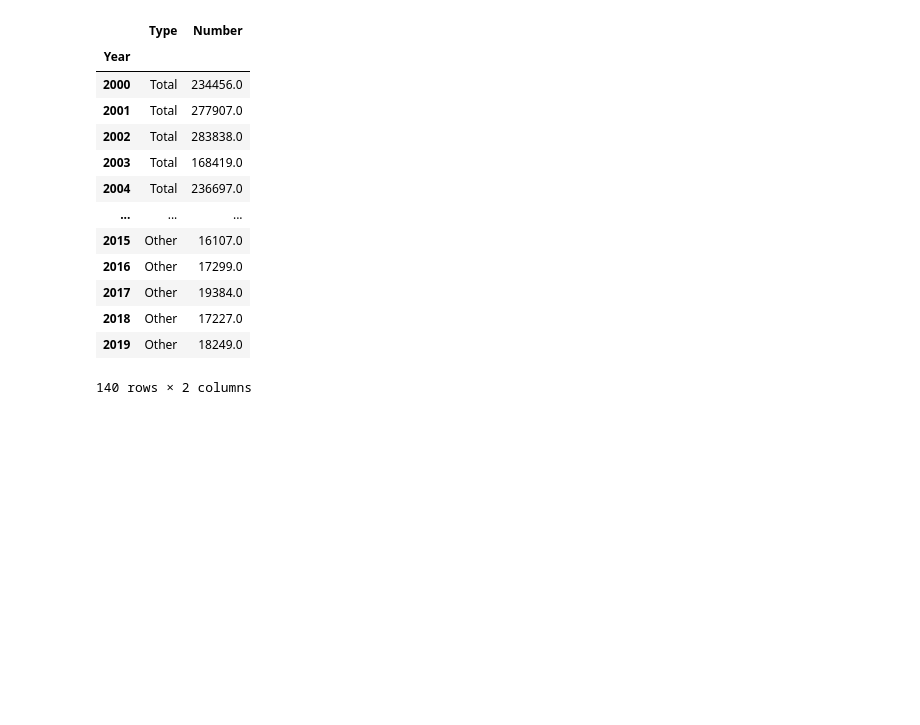
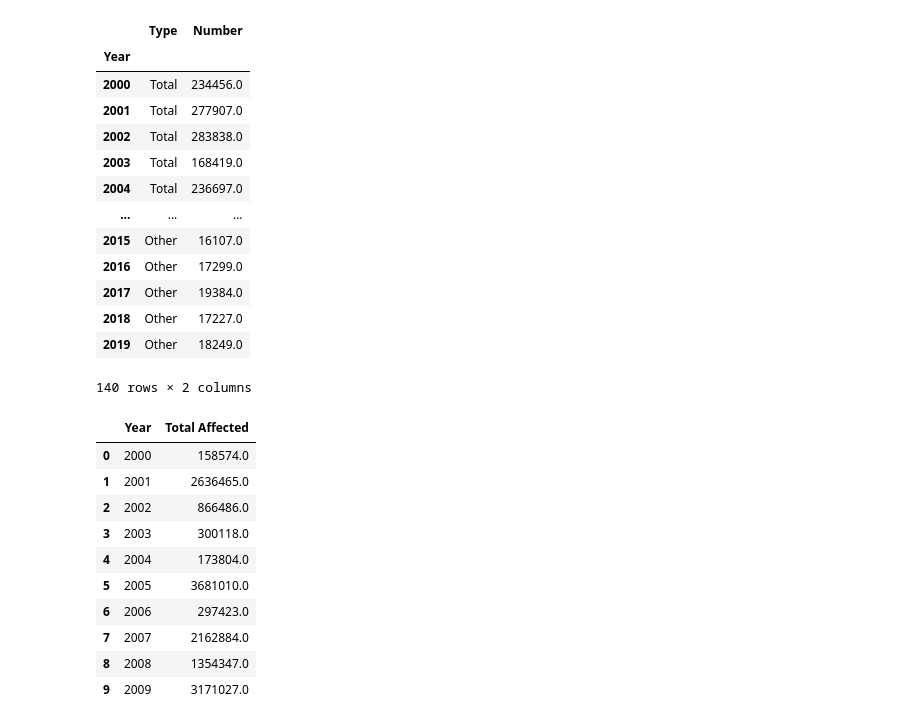
Before and after one commit to opheeelia/11.154-proj-pathways, a Jupyter notebook: data/BushAndLPRParsing.ipynb, the cells around one changed output. Saved outputs shown, nothing was run; the diff lists cells and outputs as text; code cells hidden in the pictures; blank space fills up the shorter version.

Commit message:
add natural disaster to bush

```diff
--- a/data/BushAndLPRParsing.ipynb
+++ b/data/BushAndLPRParsing.ipynb
@@ -7,23 +8,40 @@ import plotly.express as px
 # %%
 df = pd.read_csv("./table10.csv", index_col='Year')
 df = df.groupby(by=df.index).sum().melt(ignore_index=False)
 df = df.rename(columns={'variable':'Type', 'value': 'Number'})
 display(df)
 df_nototal = df[df.Type != 'Total']
+
+
+natural_df = pd.read_excel("./naturalDisasters.xlsx")[['Year', 'Total Affected']]
+natural_df = natural_df[natural_df.Year <= 2009]
+natural_df = natural_df.groupby(by=natural_df.Year).sum().reset_index()
+display(natural_df)
 # %% [output]
 |  | Type | Number |
 | Year |  |  |
 | 2000 | Total | 234456.0 |
 | 2001 | Total | 277907.0 |
 | 2002 | Total | 283838.0 |
 | 2003 | Total | 168419.0 |
 | 2004 | Total | 236697.0 |
 | ... | ... | ... |
 | 2015 | Other | 16107.0 |
 | 2016 | Other | 17299.0 |
 | 2017 | Other | 19384.0 |
 | 2018 | Other | 17227.0 |
 | 2019 | Other | 18249.0 |
 140 rows × 2 columns
+|  | Year | Total Affected |
+| 0 | 2000 | 158574.0 |
+| 1 | 2001 | 2636465.0 |
+| 2 | 2002 | 866486.0 |
+| 3 | 2003 | 300118.0 |
+| 4 | 2004 | 173804.0 |
+| 5 | 2005 | 3681010.0 |
+| 6 | 2006 | 297423.0 |
+| 7 | 2007 | 2162884.0 |
+| 8 | 2008 | 1354347.0 |
+| 9 | 2009 | 3171027.0 |
 # %%
 df_bush = df_nototal[df_nototal.index < 2010]
```
Also changed, not shown: parts of 2 cells of this notebook, 4 other files.
